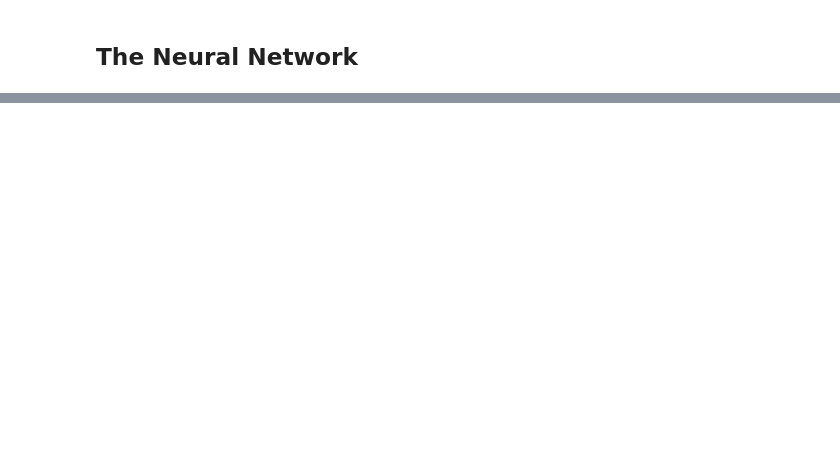
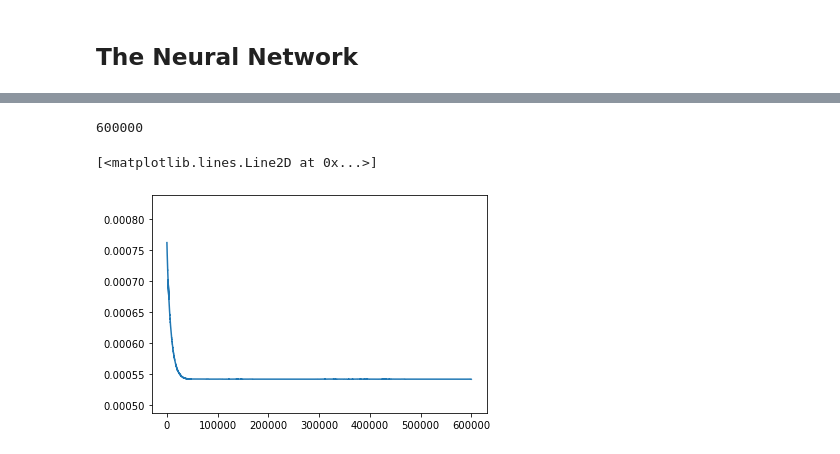
Before and after one commit to MQumairi/numpy-neural-network, a Jupyter notebook: src/Task 2.ipynb, the cells around one changed output, grey strips where cells are left out. Saved outputs shown, nothing was run; the diff lists cells and outputs as text; code cells hidden in the pictures; blank space fills up the shorter version.

```diff
--- a/src/Task 2.ipynb
+++ b/src/Task 2.ipynb
@@ -138,3 +58,0 @@ class NeuralNetwork():
-# %%
-nn = NeuralNetwork(n=784)
-nn.fit(trainset)
@@ -175,0 +188,9 @@ print(len(trainset))
+# %%
+features, target = util.preprocess(X=trainset.data, y=trainset.targets, m=len(trainset.data), n=len(trainset.data[0])**2)
+nn = NN(X=features, y=target, n=784, lr=0.1)
+nn.add_layer(nodes=128)
+nn.add_layer(nodes=64)
+nn.add_layer(nodes=10, activation="softmax")
+# %%
+epochs_to_do = 10
+nn.fit(epochs=epochs_to_do)
@@ -175,0 +218,9 @@ print(len(trainset))
+# %%
+history = nn.loss_history
+print(len(history))
+plt.ylim((min(history) * 0.9), (max(history)* 1.1))
+plt.plot(list(range(epochs_to_do * 60000)), history)
+# %% [output]
+600000
+[<matplotlib.lines.Line2D at 0x...>]
+[figure, added]
```
Also changed, not shown: parts of 9 cells of this notebook, 2 other files.
